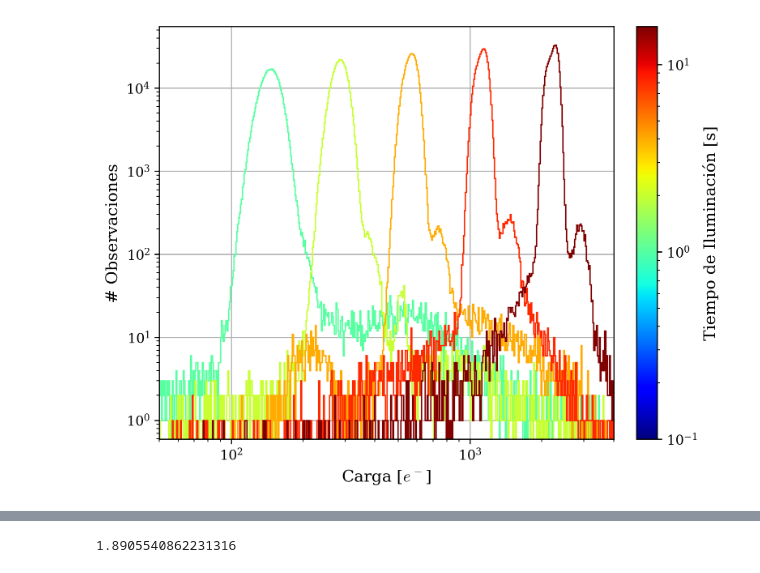
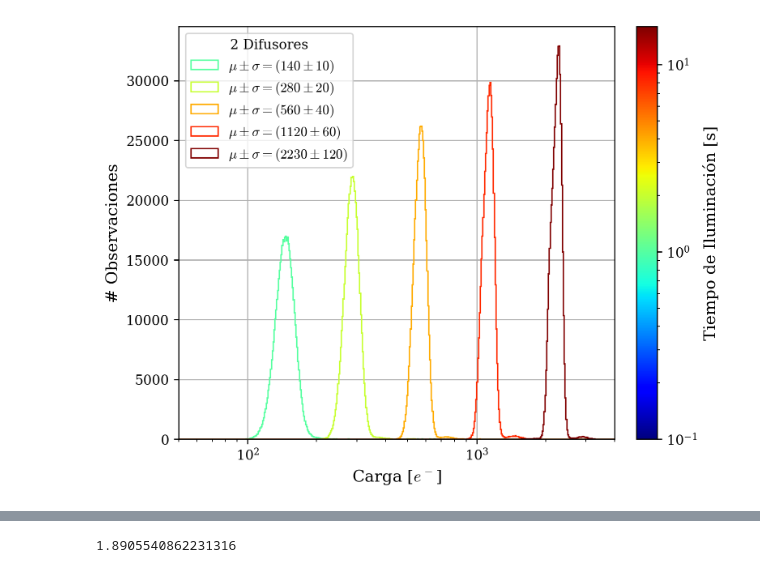
Before and after one commit to agustinbrusco/LAMBDA_Hub, a Jupyter notebook: skipper_image_analysis/ilumination_analysis.ipynb, the cells around one changed output, grey strips where cells are left out. Drawn from its saved outputs; the diff is of its cells as text; code cells hidden in the pictures.

Commit message:
plot dists(T) charla

```diff
--- a/skipper_image_analysis/ilumination_analysis.ipynb
+++ b/skipper_image_analysis/ilumination_analysis.ipynb
@@ -120,36 +120,38 @@ for exp_time in exposure_times:
         ancho_dist.append(test_data.std())
 
 
     if min_val is None:
         min_val = np.nanmin(test_data)
     if tope is None:
         tope = np.nanmax(test_data)
     cuentas, valores, _ = ax.hist(
         test_data[
             (test_data > min_val)
             & (test_data < tope)
         ],
         bins=np.geomspace(min_val, tope, n_bins),
         histtype="step",
         color=EXP_TIME_CMAP.to_rgba(exp_time),
-        label=f"{exp_time} s",
+        # label=f"{exp_time} s",
+        label=fr"$\mu \pm \sigma = ({np.round(carga_media[-1], -1):.0f} \pm {np.round(ancho_dist[-1], -1):.0f})$"
         # density=True,
     )
 
 ax.grid(True)
+ax.legend(title=f"{nfilms} Difusores", loc="upper left", fontsize="medium")
 plt.colorbar(
     EXP_TIME_CMAP, label="Tiempo de Iluminación [s]", ax=ax,
     # orientation="horizontal", location="top",
 )
-ax.set_yscale("log")
+# ax.set_yscale("log")
 ax.set_xscale("log")
 ax.set_xlim(min_val, tope)
 ax.set_xlabel("Carga [$e^-$]")
 ax.set_ylabel("# Observaciones")
 
 plt.show()
 # %% [output]
-[figure, old version]
+[figure, new version]
 # %%
 nfilms = 2
 if nfilms == 0:
```
Also changed, not shown: parts of 1 cell of this notebook.
